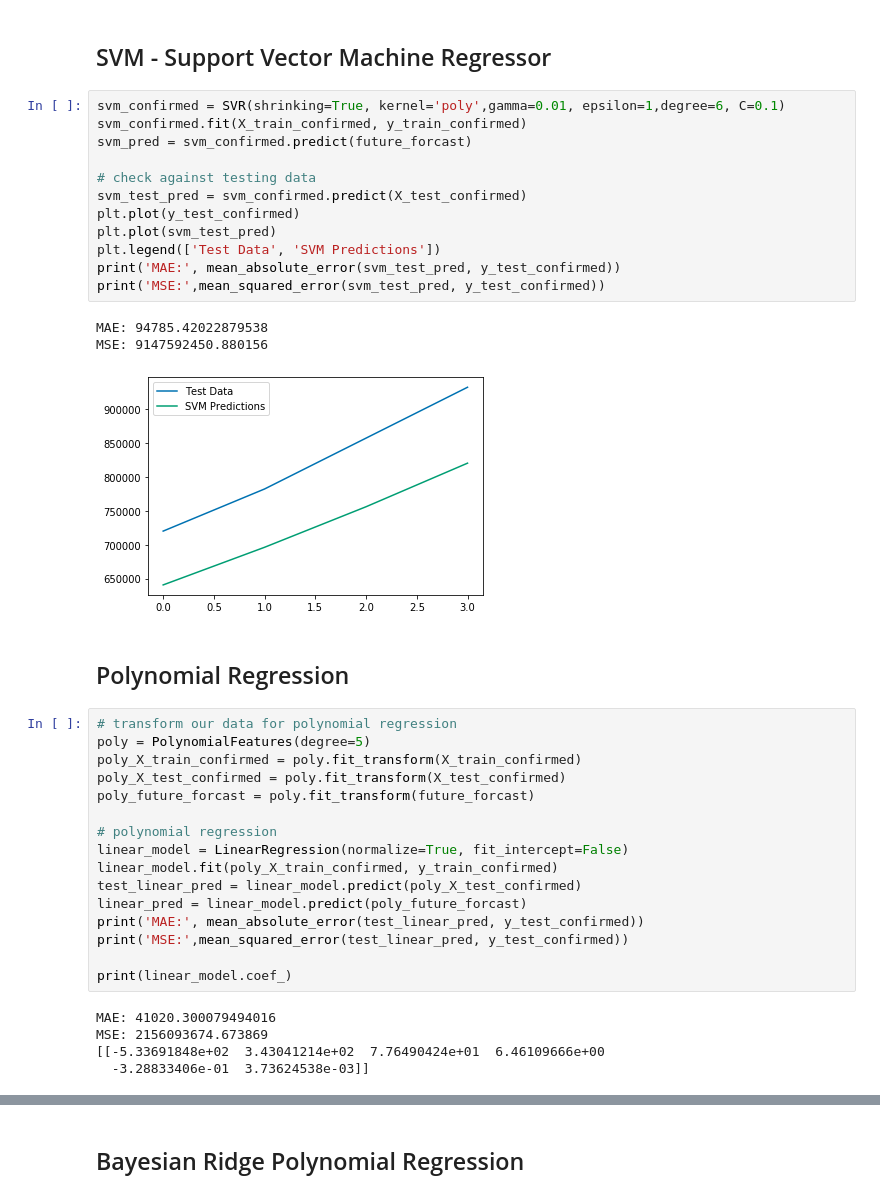
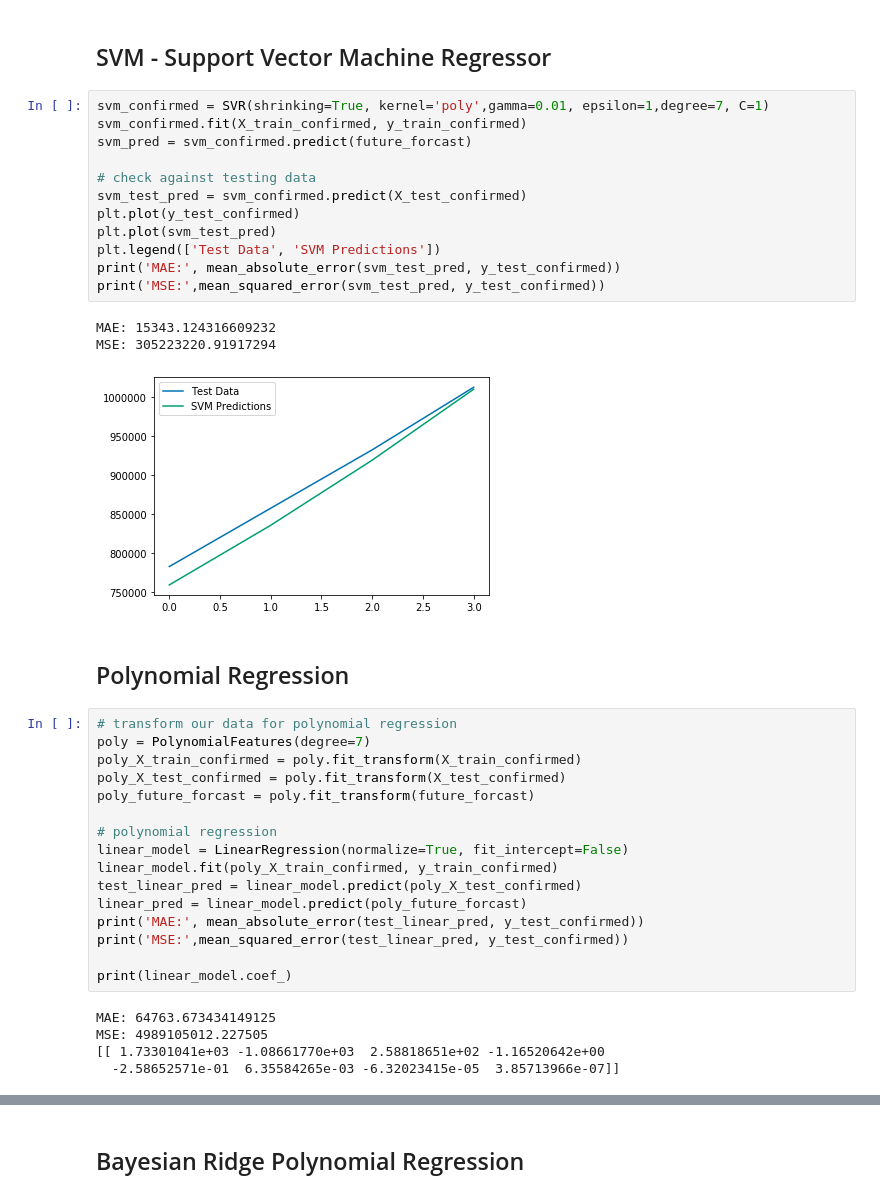
Before and after one commit to Thiagobc23/COVID-19, a Jupyter notebook: 02_regression.ipynb, the cells around one changed output, grey strips where cells are left out. Drawn from its saved outputs; the diff is of its cells as text.

```diff
--- a/02_regression.ipynb
+++ b/02_regression.ipynb
@@ -103,26 +103,26 @@ X_train_confirmed, X_test_confirmed, y_train_confirmed, y_test_confirmed = train
 # %% [markdown]
 ## SVM - Support Vector Machine Regressor
 # %%
-svm_confirmed = SVR(shrinking=True, kernel='poly',gamma=0.01, epsilon=1,degree=6, C=0.1)
+svm_confirmed = SVR(shrinking=True, kernel='poly',gamma=0.01, epsilon=1,degree=7, C=1)
 svm_confirmed.fit(X_train_confirmed, y_train_confirmed)
 svm_pred = svm_confirmed.predict(future_forcast)
 
 # check against testing data
 svm_test_pred = svm_confirmed.predict(X_test_confirmed)
 plt.plot(y_test_confirmed)
 plt.plot(svm_test_pred)
 plt.legend(['Test Data', 'SVM Predictions'])
 print('MAE:', mean_absolute_error(svm_test_pred, y_test_confirmed))
 print('MSE:',mean_squared_error(svm_test_pred, y_test_confirmed))
 # %% [output]
-MAE: 94785.42022879538
-MSE: 9147592450.880156
+MAE: 15343.124316609232
+MSE: 305223220.91917294
-[figure, old version]
+[figure, new version]
 # %% [markdown]
 ## Polynomial Regression
 # %%
 # transform our data for polynomial regression
-poly = PolynomialFeatures(degree=5)
+poly = PolynomialFeatures(degree=7)
 poly_X_train_confirmed = poly.fit_transform(X_train_confirmed)
 poly_X_test_confirmed = poly.fit_transform(X_test_confirmed)
 poly_future_forcast = poly.fit_transform(future_forcast)
@@ -137,10 +137,10 @@ print('MSE:',mean_squared_error(test_linear_pred, y_test_confirmed))
 
 print(linear_model.coef_)
 # %% [output]
-MAE: 41020.300079494016
-MSE: 2156093674.673869
-[[-5.33691848e+02  3.43041214e+02  7.76490424e+01  6.46109666e+00
-  -3.28833406e-01  3.73624538e-03]]
+MAE: 64763.673434149125
+MSE: 4989105012.227505
+[[ 1.73301041e+03 -1.08661770e+03  2.58818651e+02 -1.16520642e+00
+  -2.58652571e-01  6.35584265e-03 -6.32023415e-05  3.85713966e-07]]
 # %%
 plt.plot(y_test_confirmed)
 plt.plot(test_linear_pred)
```
Also changed, not shown: parts of 12 cells of this notebook, 3 other files.
